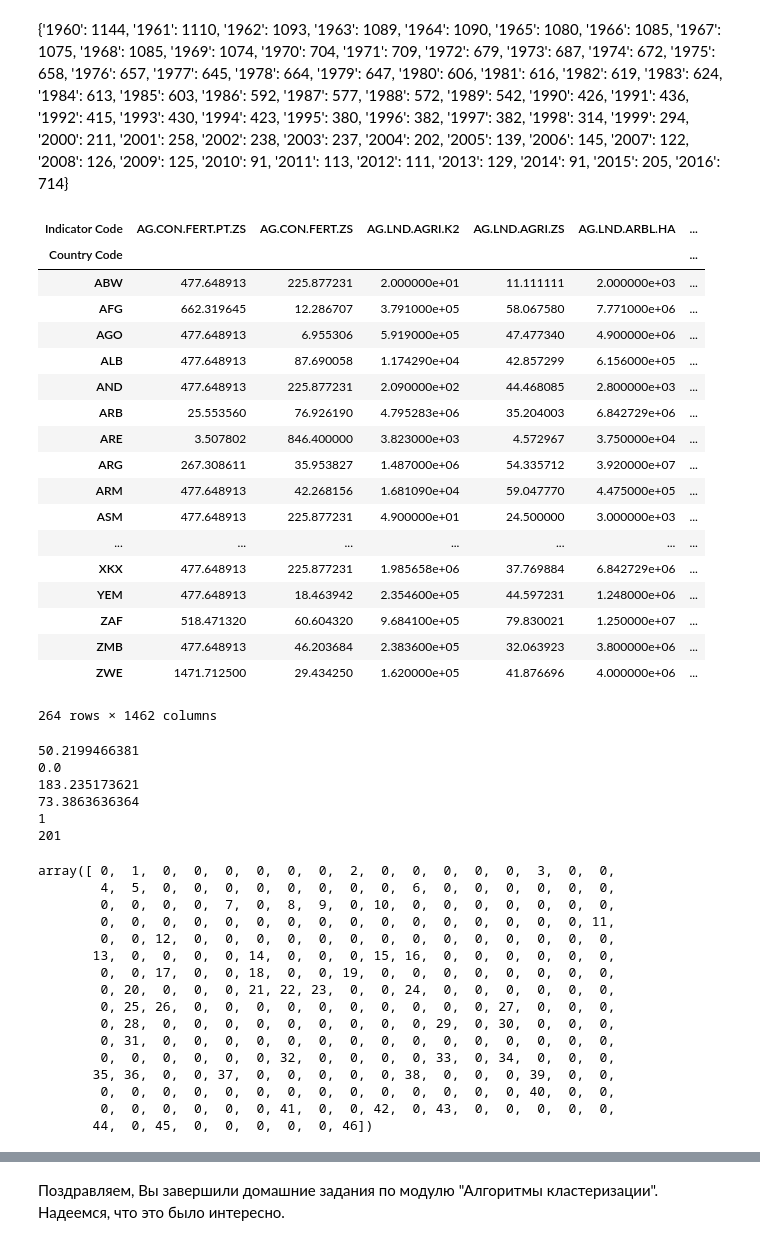
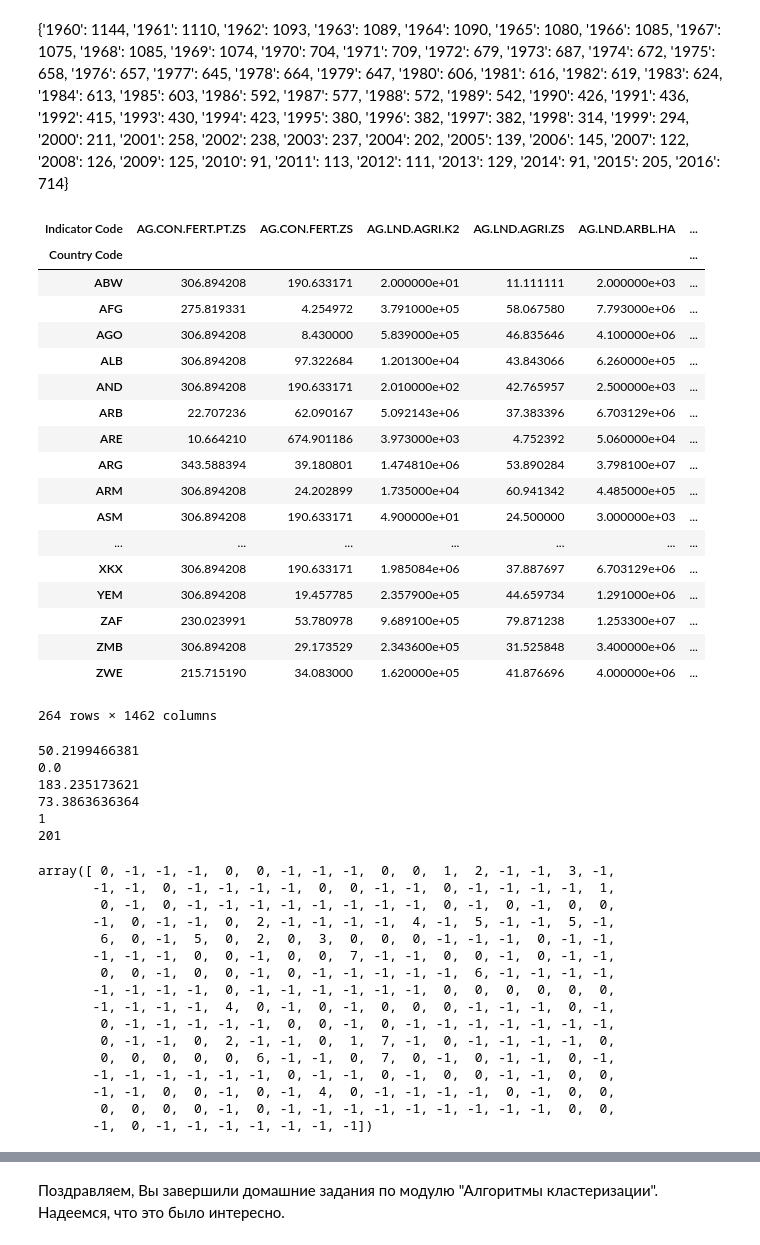
Before and after one commit to vengodelsur/technosphere, a Jupyter notebook: hw2-clusters.ipynb, the cells around one changed output, grey strips where cells are left out. Drawn from its saved outputs; the diff is of its cells as text; code cells hidden in the pictures.

```diff
--- a/hw2-clusters.ipynb
+++ b/hw2-clusters.ipynb
@@ -460,28 +446,28 @@ columns
  '2015': 205,
  '2016': 714}
 # %%
-data_used = data[['Country Code', 'Indicator Code', '2014']].pivot(index='Country Code', columns='Indicator Code', values='2014')
+data_used = data[['Country Code', 'Indicator Code', '2010']].pivot(index='Country Code', columns='Indicator Code', values='2010')
 data_used = data_used.fillna(data_used.mean())
 data_used = data_used.dropna(axis=1, how='all')
 data_used
 # %% [output]
 | Indicator Code | AG.CON.FERT.PT.ZS | AG.CON.FERT.ZS | AG.LND.AGRI.K2 | AG.LND.AGRI.ZS | AG.LND.ARBL.HA | ... |
 | Country Code |  |  |  |  |  | ... |
-| ABW | 477.648913 | 225.877231 | 2.000000e+01 | 11.111111 | 2.000000e+03 | ... |
-| AFG | 662.319645 | 12.286707 | 3.791000e+05 | 58.067580 | 7.771000e+06 | ... |
-| AGO | 477.648913 | 6.955306 | 5.919000e+05 | 47.477340 | 4.900000e+06 | ... |
-| ALB | 477.648913 | 87.690058 | 1.174290e+04 | 42.857299 | 6.156000e+05 | ... |
-| AND | 477.648913 | 225.877231 | 2.090000e+02 | 44.468085 | 2.800000e+03 | ... |
-| ARB | 25.553560 | 76.926190 | 4.795283e+06 | 35.204003 | 6.842729e+06 | ... |
-| ARE | 3.507802 | 846.400000 | 3.823000e+03 | 4.572967 | 3.750000e+04 | ... |
-| ARG | 267.308611 | 35.953827 | 1.487000e+06 | 54.335712 | 3.920000e+07 | ... |
-| ARM | 477.648913 | 42.268156 | 1.681090e+04 | 59.047770 | 4.475000e+05 | ... |
-| ASM | 477.648913 | 225.877231 | 4.900000e+01 | 24.500000 | 3.000000e+03 | ... |
+| ABW | 306.894208 | 190.633171 | 2.000000e+01 | 11.111111 | 2.000000e+03 | ... |
+| AFG | 275.819331 | 4.254972 | 3.791000e+05 | 58.067580 | 7.793000e+06 | ... |
+| AGO | 306.894208 | 8.430000 | 5.839000e+05 | 46.835646 | 4.100000e+06 | ... |
+| ALB | 306.894208 | 97.322684 | 1.201300e+04 | 43.843066 | 6.260000e+05 | ... |
+| AND | 306.894208 | 190.633171 | 2.010000e+02 | 42.765957 | 2.500000e+03 | ... |
+| ARB | 22.707236 | 62.090167 | 5.092143e+06 | 37.383396 | 6.703129e+06 | ... |
+| ARE | 10.664210 | 674.901186 | 3.973000e+03 | 4.752392 | 5.060000e+04 | ... |
+| ARG | 343.588394 | 39.180801 | 1.474810e+06 | 53.890284 | 3.798100e+07 | ... |
+| ARM | 306.894208 | 24.202899 | 1.735000e+04 | 60.941342 | 4.485000e+05 | ... |
+| ASM | 306.894208 | 190.633171 | 4.900000e+01 | 24.500000 | 3.000000e+03 | ... |
 | ... | ... | ... | ... | ... | ... | ... |
-| XKX | 477.648913 | 225.877231 | 1.985658e+06 | 37.769884 | 6.842729e+06 | ... |
-| YEM | 477.648913 | 18.463942 | 2.354600e+05 | 44.597231 | 1.248000e+06 | ... |
-| ZAF | 518.471320 | 60.604320 | 9.684100e+05 | 79.830021 | 1.250000e+07 | ... |
-| ZMB | 477.648913 | 46.203684 | 2.383600e+05 | 32.063923 | 3.800000e+06 | ... |
-| ZWE | 1471.712500 | 29.434250 | 1.620000e+05 | 41.876696 | 4.000000e+06 | ... |
+| XKX | 306.894208 | 190.633171 | 1.985084e+06 | 37.887697 | 6.703129e+06 | ... |
+| YEM | 306.894208 | 19.457785 | 2.357900e+05 | 44.659734 | 1.291000e+06 | ... |
+| ZAF | 230.023991 | 53.780978 | 9.689100e+05 | 79.871238 | 1.253300e+07 | ... |
+| ZMB | 306.894208 | 29.173529 | 2.343600e+05 | 31.525848 | 3.400000e+06 | ... |
+| ZWE | 215.715190 | 34.083000 | 1.620000e+05 | 41.876696 | 4.000000e+06 | ... |
 264 rows × 1462 columns
 # %%
@@ -511,22 +497,22 @@ print neighbors_number.max()
 1
 201
 # %%
-pred_x = sc.DBSCAN(min_samples=1, eps=40).fit_predict(x)
+pred_x = sc.DBSCAN(min_samples=2, eps=26).fit_predict(x_train)
 pred_x
 # %% [output]
-array([ 0,  1,  0,  0,  0,  0,  0,  0,  2,  0,  0,  0,  0,  0,  3,  0,  0,
-        4,  5,  0,  0,  0,  0,  0,  0,  0,  0,  6,  0,  0,  0,  0,  0,  0,
-        0,  0,  0,  0,  7,  0,  8,  9,  0, 10,  0,  0,  0,  0,  0,  0,  0,
-        0,  0,  0,  0,  0,  0,  0,  0,  0,  0,  0,  0,  0,  0,  0,  0, 11,
-        0,  0, 12,  0,  0,  0,  0,  0,  0,  0,  0,  0,  0,  0,  0,  0,  0,
-       13,  0,  0,  0,  0, 14,  0,  0,  0, 15, 16,  0,  0,  0,  0,  0,  0,
-        0,  0, 17,  0,  0, 18,  0,  0, 19,  0,  0,  0,  0,  0,  0,  0,  0,
-        0, 20,  0,  0,  0, 21, 22, 23,  0,  0, 24,  0,  0,  0,  0,  0,  0,
-        0, 25, 26,  0,  0,  0,  0,  0,  0,  0,  0,  0,  0, 27,  0,  0,  0,
-        0, 28,  0,  0,  0,  0,  0,  0,  0,  0,  0, 29,  0, 30,  0,  0,  0,
-        0, 31,  0,  0,  0,  0,  0,  0,  0,  0,  0,  0,  0,  0,  0,  0,  0,
-        0,  0,  0,  0,  0,  0, 32,  0,  0,  0,  0, 33,  0, 34,  0,  0,  0,
-       35, 36,  0,  0, 37,  0,  0,  0,  0,  0, 38,  0,  0,  0, 39,  0,  0,
-        0,  0,  0,  0,  0,  0,  0,  0,  0,  0,  0,  0,  0,  0, 40,  0,  0,
-        0,  0,  0,  0,  0,  0, 41,  0,  0, 42,  0, 43,  0,  0,  0,  0,  0,
-       44,  0, 45,  0,  0,  0,  0,  0, 46])
+array([ 0, -1, -1, -1,  0,  0, -1, -1, -1,  0,  0,  1,  2, -1, -1,  3, -1,
+       -1, -1,  0, -1, -1, -1, -1,  0,  0, -1, -1,  0, -1, -1, -1, -1,  1,
+        0, -1,  0, -1, -1, -1, -1, -1, -1, -1, -1,  0, -1,  0, -1,  0,  0,
+       -1,  0, -1, -1,  0,  2, -1, -1, -1, -1,  4, -1,  5, -1, -1,  5, -1,
+        6,  0, -1,  5,  0,  2,  0,  3,  0,  0,  0, -1, -1, -1,  0, -1, -1,
+       -1, -1, -1,  0,  0, -1,  0,  0,  7, -1, -1,  0,  0, -1,  0, -1, -1,
+        0,  0, -1,  0,  0, -1,  0, -1, -1, -1, -1, -1,  6, -1, -1, -1, -1,
+       -1, -1, -1, -1,  0, -1, -1, -1, -1, -1, -1,  0,  0,  0,  0,  0,  0,
+       -1, -1, -1, -1,  4,  0, -1,  0, -1,  0,  0,  0, -1, -1, -1,  0, -1,
+        0, -1, -1, -1, -1, -1,  0,  0, -1,  0, -1, -1, -1, -1, -1, -1, -1,
+        0, -1, -1,  0,  2, -1, -1,  0,  1,  7, -1,  0, -1, -1, -1, -1,  0,
+        0,  0,  0,  0,  0,  6, -1, -1,  0,  7,  0, -1,  0, -1, -1,  0, -1,
+       -1, -1, -1, -1, -1, -1,  0, -1, -1,  0, -1,  0,  0, -1, -1,  0,  0,
+       -1, -1,  0,  0, -1,  0, -1,  4,  0, -1, -1, -1, -1,  0, -1,  0,  0,
+        0,  0,  0,  0, -1,  0, -1, -1, -1, -1, -1, -1, -1, -1, -1,  0,  0,
+       -1,  0, -1, -1, -1, -1, -1, -1, -1])
```
Also changed, not shown: parts of 15 cells of this notebook, 2 other files.
